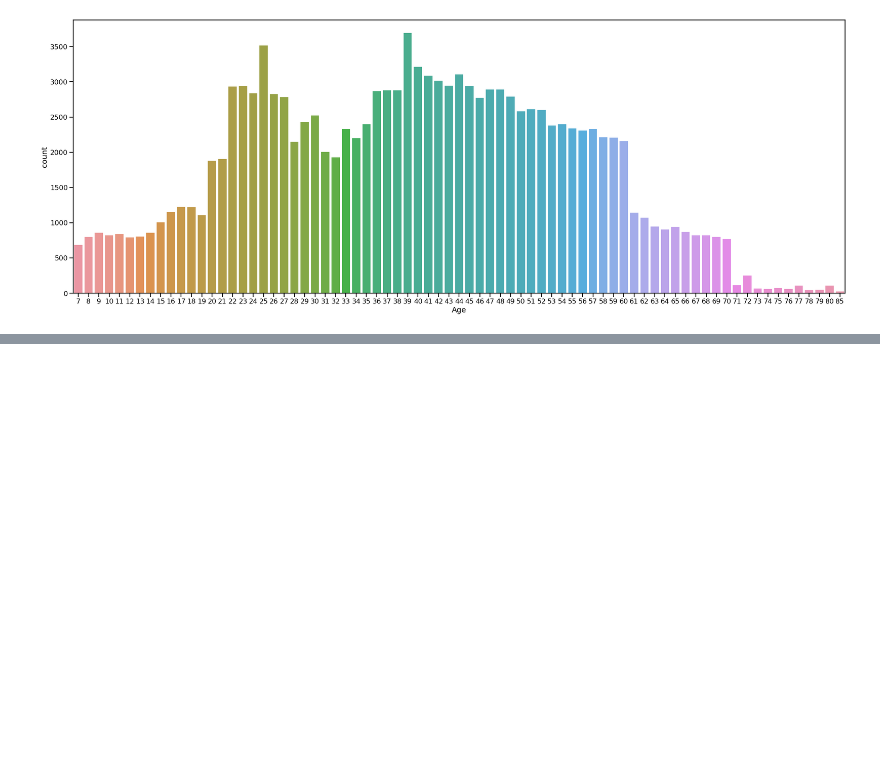
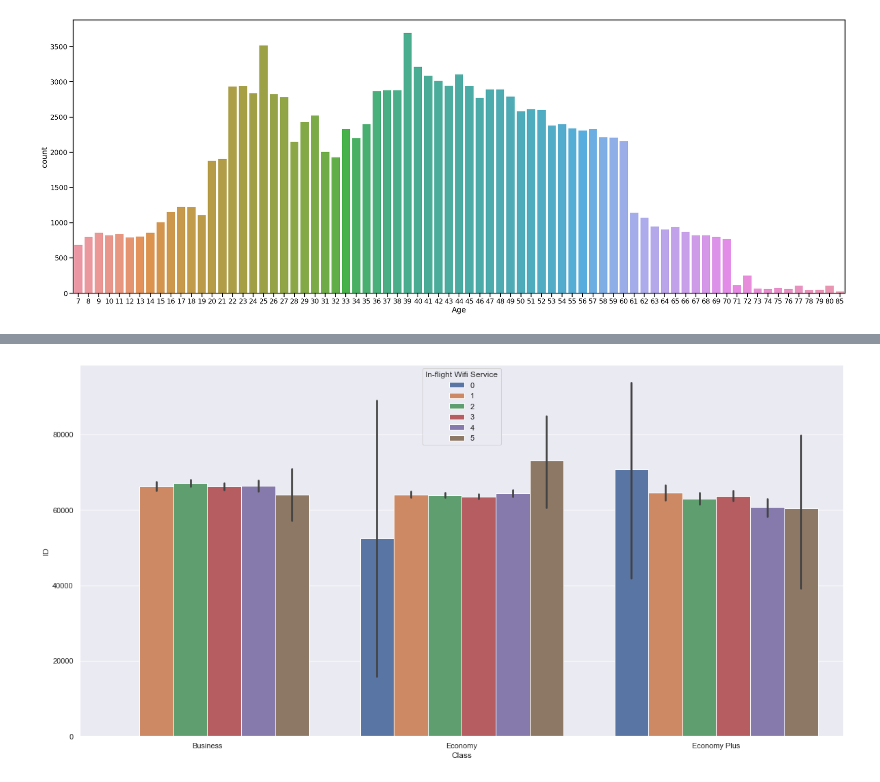
Before and after one commit to kunals94/Final-Project-Data-Science-Programme-Cambridge-University-Flatiron-School, a Jupyter notebook: KSarin_final_project_v1.ipynb, the cells around one changed output, grey strips where cells are left out. Saved outputs shown, nothing was run; the diff lists cells and outputs as text; code cells hidden in the pictures; blank space fills up the shorter version.

```diff
--- a/KSarin_final_project_v1.ipynb
+++ b/KSarin_final_project_v1.ipynb
@@ -212,0 +336,4 @@ plt.gcf().set_size_inches(25, 7)
+# %%
+Dis_df = df1[df1['Satisfaction'] == 'Neutral or Dissatisfied']
+
+Dis_df.describe()
@@ -212,0 +370,5 @@ plt.gcf().set_size_inches(25, 7)
+# %%
+ax = sns.barplot(x="Class", y="ID", hue="In-flight Wifi Service", data=Dis_df)
+plt.show()
+# %% [output]
+[figure, added]
```
Also changed, not shown: parts of 27 cells of this notebook.
